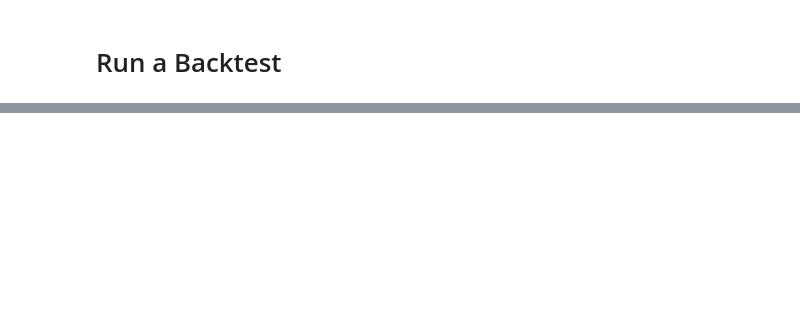
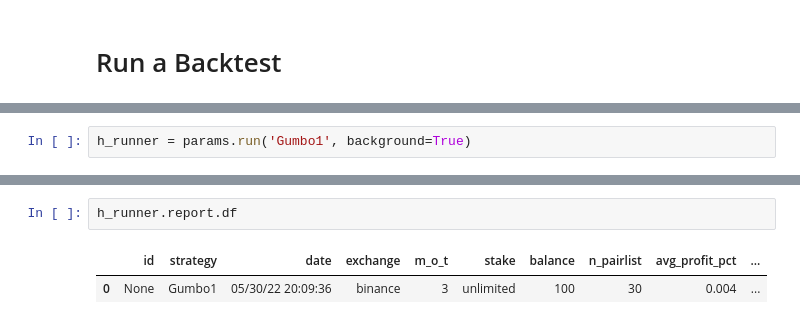
Before and after one commit to raphant/lazyft, a Jupyter notebook: example.ipynb, the cells around one changed output, grey strips where cells are left out. Saved outputs shown, nothing was run; the diff lists cells and outputs as text; blank space fills up the shorter version.

```diff
--- a/example.ipynb
+++ b/example.ipynb
@@ -116,0 +180,2 @@ runner.report.df
+# %%
+h_runner = params.run('Gumbo1', background=True)
@@ -116,0 +204,5 @@ runner.report.df
+# %%
+h_runner.report.df
+# %% [output]
+|  | id | strategy | date | exchange | m_o_t | stake | balance | n_pairlist | avg_profit_pct | ... |
+| 0 | None | Gumbo1 | 05/30/22 20:09:36 | binance | 3 | unlimited | 100 | 30 | 0.004 | ... |
```
Also changed, not shown: parts of 15 cells of this notebook.
